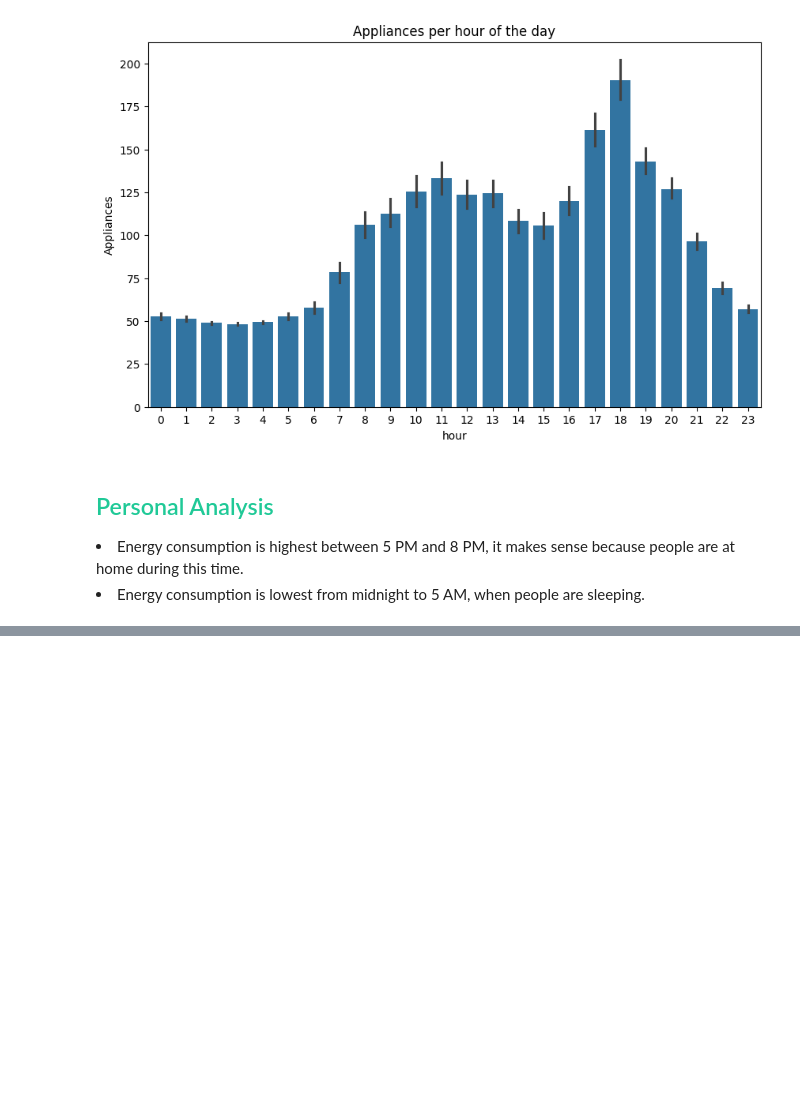
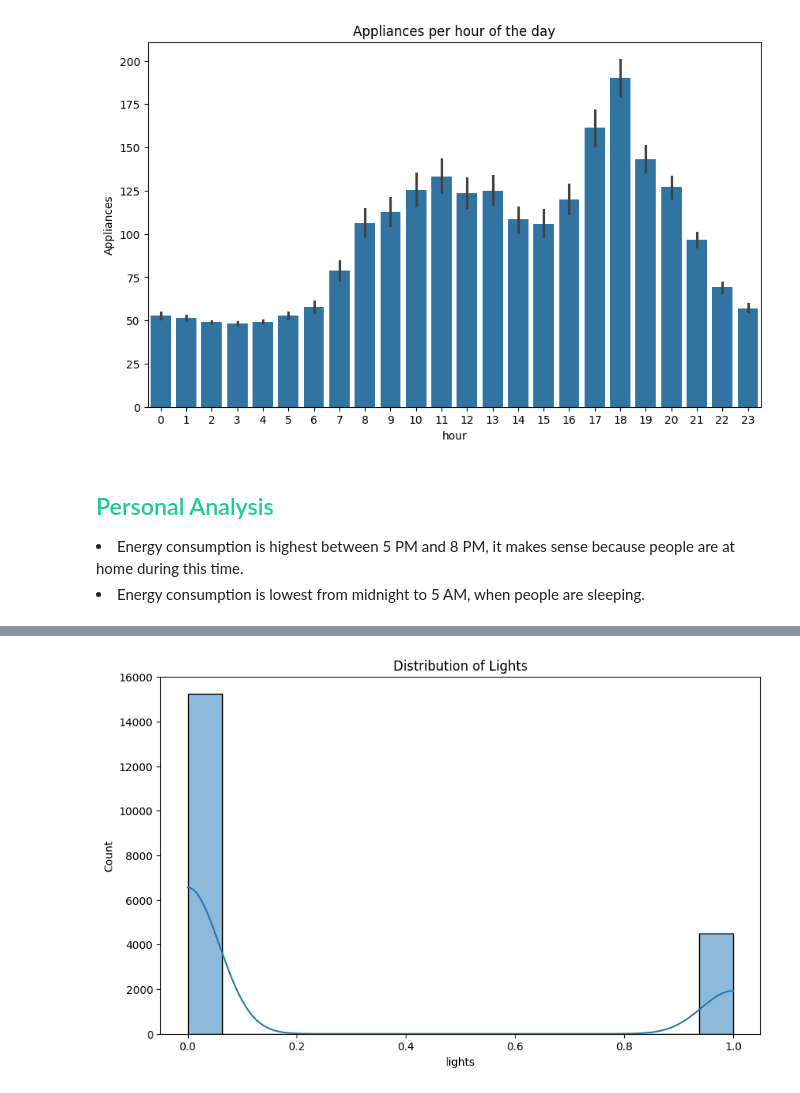
Before and after one commit to Mortti11/Introduction-Machine-Learning, a Jupyter notebook: Linear_Regression/linear.ipynb, the cells around one changed output, grey strips where cells are left out. Saved outputs shown, nothing was run; the diff lists cells and outputs as text; code cells hidden in the pictures; blank space fills up the shorter version.

Commit message:
The linear is almost done excpet Advanced task and logistic is  ready

```diff
--- a/Linear_Regression/linear.ipynb
+++ b/Linear_Regression/linear.ipynb
@@ -217,4 +183,0 @@ Index([  393,   431,   432,   443,   731,   732,   867,   868,  1031,  1079,
-# %%
-
-data['cluster']= df_cluster['cluster'].values
-data.head()
@@ -307,3 +244,24 @@ plt.show()
 ## <span style="color: #20C997;">Personal Analysis</span>
 <li> Energy consumption is highest between 5 PM and 8 PM, it makes sense because people are at home during this time.
 <li> Energy consumption is lowest from midnight to 5 AM, when people are  sleeping.
+# %%
+# I found many options to handle the outliers such as separating Zero vs. Non-Zero and using the log transformation
+# I will group the data into two groups, zero with zero values(off) and 1 for the other with non-zero values(on)
+data['lights'] = data['lights'].apply(lambda x: 0 if x == 0 else 1)
+
+# Sources:
+# https://blog.dailydoseofds.com/p/how-zero-inflated-datasets-can-ruin
+# https://anshikaaxena.medium.com/how-skewed-data-can-skrew-your-linear-regression-model-accuracy-and-transfromation-can-help-62c6d3fe4c5d
+# %%
+# For the rest of columns which have outliers, I impute the outliers with the mean value
+# I need to filter the columns with outliers
+columns_outliers = outliers[outliers['Outliers'] > 0].index.tolist()
+# I have to remove the lights column from the columns_outliers list
+columns_impute = [col for col in columns_outliers if col not in [ 'lights']]
+
+imputer_mean = SimpleImputer(strategy='mean')
+for col in columns_impute:
+    lower_bound = data[col].quantile(0.25) - 1.5 * (data[col].quantile(0.75) - data[col].quantile(0.25))
+    upper_bound = data[col].quantile(0.75) + 1.5 * (data[col].quantile(0.75) - data[col].quantile(0.25))
+    data[col] = data[col].clip(lower=lower_bound, upper=upper_bound)
+    data[col] = imputer_mean.fit_transform(data[[col]])
@@ -309,0 +280,8 @@ plt.show()
+# %%
+# Check out the distribution of the lights column
+plt.figure(figsize=(10, 6))
+sns.histplot(data['lights'], kde=True)
+plt.title('Distribution of Lights')
+plt.show()
+# %% [output]
+[figure, added]
```
Also changed, not shown: parts of 43 cells of this notebook, 6 other files.
